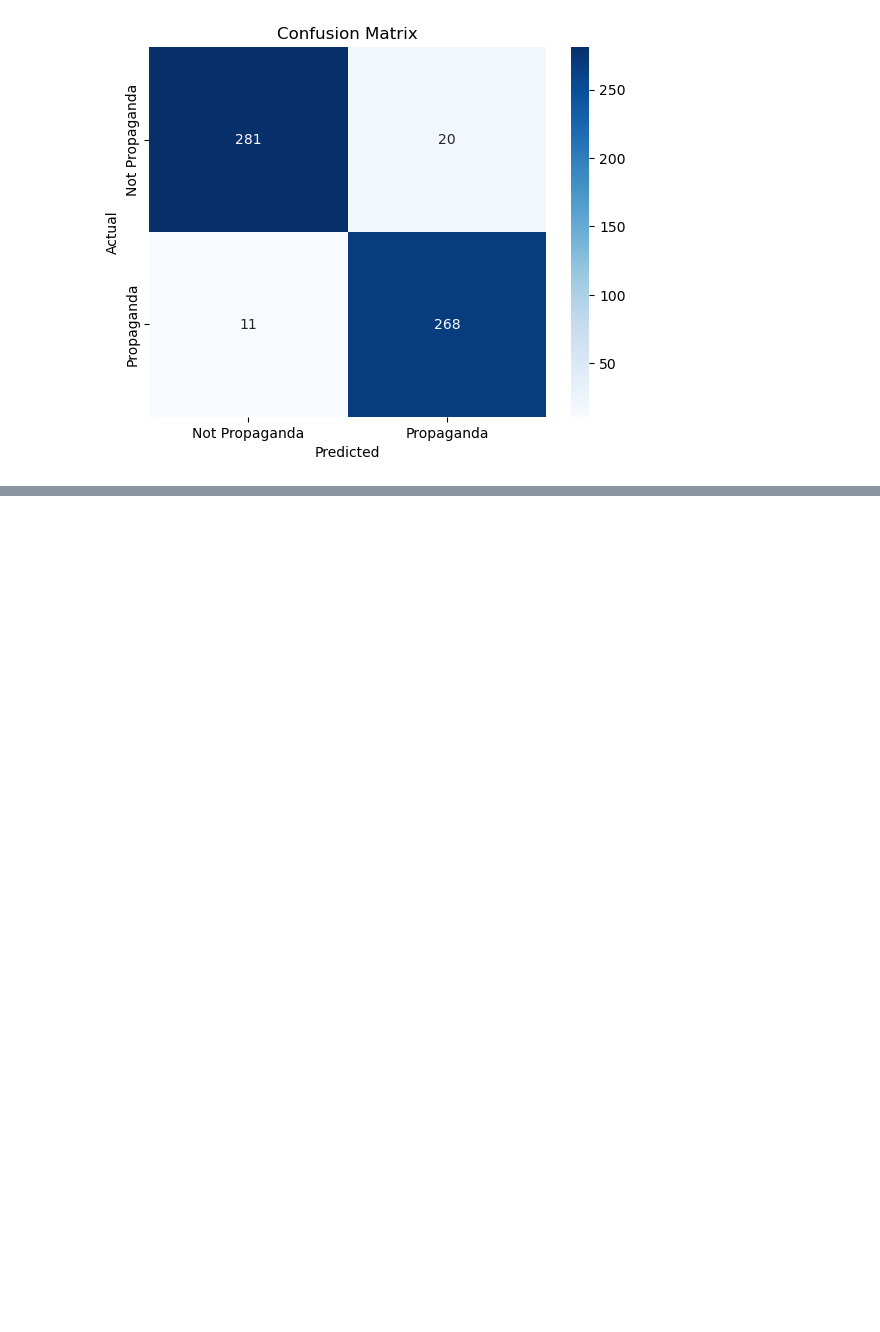
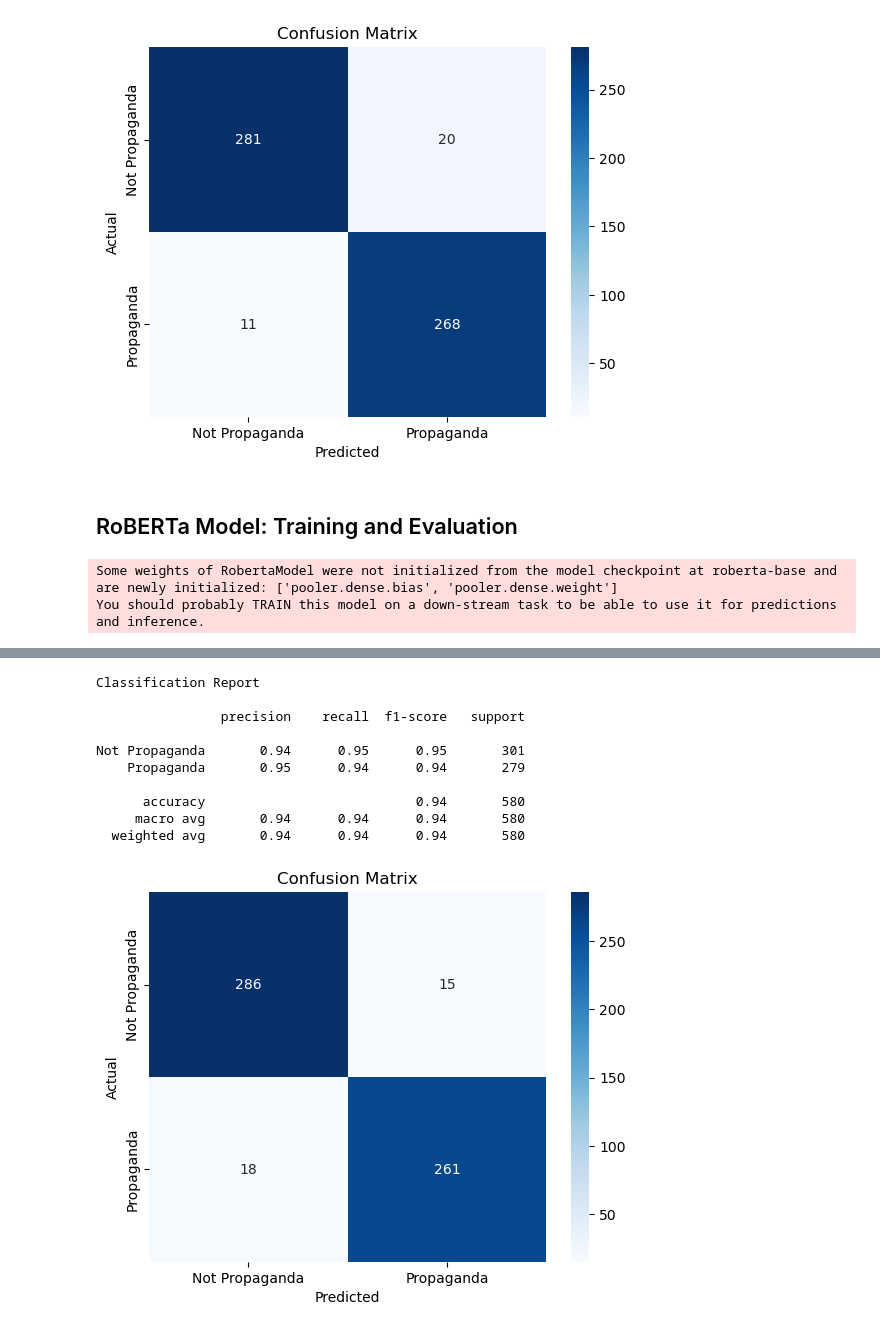
Before and after one commit to bhakuni27/Propaganda-Detection, a Jupyter notebook: PropagandaDetection.ipynb, the cells around one changed output, grey strips where cells are left out. Cells and saved outputs as stored; diff of their text form; code cells hidden in the pictures; blank space fills up the shorter version.

Commit message:
Add RoBERTa Model

```diff
--- a/PropagandaDetection.ipynb
+++ b/PropagandaDetection.ipynb
@@ -259,3 +257,42 @@ Not Propaganda       0.96      0.93      0.95       301
      macro avg       0.95      0.95      0.95       580
   weighted avg       0.95      0.95      0.95       580
 [figure]
+# %% [markdown]
+## RoBERTa Model: Training and Evaluation
+# %%
+# Load tokenizer
+robertaTokenizer = RobertaTokenizer.from_pretrained('roberta-base')
+
+# RoBERTa Model class
+class RoBERTaClassifier(nn.Module):
+    def __init__(self, dropout=0.3):
+        super(RoBERTaClassifier, self).__init__()
+        self.roberta = RobertaModel.from_pretrained('roberta-base')
+        self.dropout = nn.Dropout(dropout)
+        self.linear = nn.Linear(768, 1)
+
+    def forward(self, input_id, mask):
+        _, pooled_output = self.roberta(input_ids=input_id, attention_mask=mask, return_dict=False)
+        output = self.dropout(pooled_output)
+        return self.linear(output)
+
+# Convert preprocessed DataFrames to PropagandaDataset objects for BERT
+roberta_train_dataset = PropagandaDataset(train_df,robertaTokenizer)
+roberta_test_dataset = PropagandaDataset(test_df,robertaTokenizer)
+
+# Hyperparameters
+EPOCHS = 3
+LEARNING_RATE = 2e-5
+BATCH_SIZE = 16
+
+# Initialize RoBERTa Model
+RoBERTaModel = RoBERTaClassifier()
+
+# Train the model
+RoBERTaModel = train(RoBERTaModel, roberta_train_dataset, learning_rate=LEARNING_RATE, epochs=EPOCHS, batch_size=BATCH_SIZE)
+
+# Evaluate trained model on test dataset
+evaluate(RoBERTaModel, roberta_test_dataset, batch_size=BATCH_SIZE)
+# %% [output]
+Some weights of RobertaModel were not initialized from the model checkpoint at roberta-base and are newly initialized: ['pooler.dense.bias', 'pooler.dense.weight']
+You should probably TRAIN this model on a down-stream task to be able to use it for predictions and inference.
@@ -261,0 +302,11 @@ Not Propaganda       0.96      0.93      0.95       301
+Classification Report
+
+                precision    recall  f1-score   support
+
+Not Propaganda       0.94      0.95      0.95       301
+    Propaganda       0.95      0.94      0.94       279
+
+      accuracy                           0.94       580
+     macro avg       0.94      0.94      0.94       580
+  weighted avg       0.94      0.94      0.94       580
+[figure, added]
```
Also changed, not shown: parts of 13 cells of this notebook.
